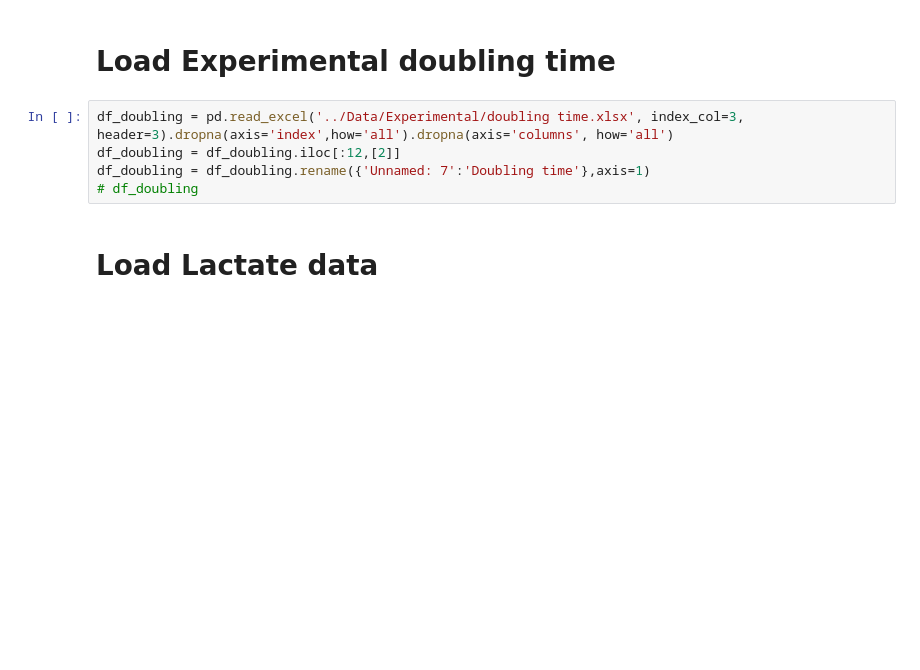
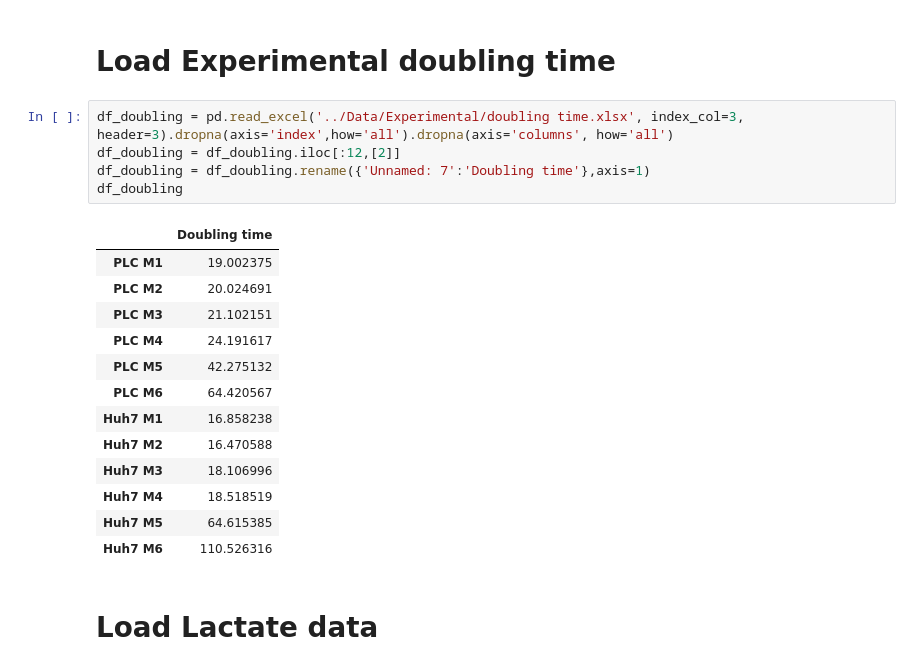
Before and after one commit to ThierryMondeel/HCC_flux_balance_analysis, a Jupyter notebook: Code/Generate experimental_figures.ipynb, the cells around one changed output. Drawn from its saved outputs; the diff is of its cells as text; blank space fills up the shorter version.

```diff
--- a/Code/Generate experimental_figures.ipynb
+++ b/Code/Generate experimental_figures.ipynb
@@ -24,8 +24,22 @@ plt.rc('figure', titlesize=MEDIUM_SIZE)  # fontsize of the figure title
 # %%
 df_doubling = pd.read_excel('../Data/Experimental/doubling time.xlsx', index_col=3, header=3).dropna(axis='index',how='all').dropna(axis='columns', how='all')
 df_doubling = df_doubling.iloc[:12,[2]]
 df_doubling = df_doubling.rename({'Unnamed: 7':'Doubling time'},axis=1)
-# df_doubling
+df_doubling
+# %% [output]
+|  | Doubling time |
+| PLC M1 | 19.002375 |
+| PLC M2 | 20.024691 |
+| PLC M3 | 21.102151 |
+| PLC M4 | 24.191617 |
+| PLC M5 | 42.275132 |
+| PLC M6 | 64.420567 |
+| Huh7 M1 | 16.858238 |
+| Huh7 M2 | 16.470588 |
+| Huh7 M3 | 18.106996 |
+| Huh7 M4 | 18.518519 |
+| Huh7 M5 | 64.615385 |
+| Huh7 M6 | 110.526316 |
 # %% [markdown]
 # Load Lactate data
 # %%
```
Also changed, not shown: parts of 6 cells of this notebook, 19 other files.
